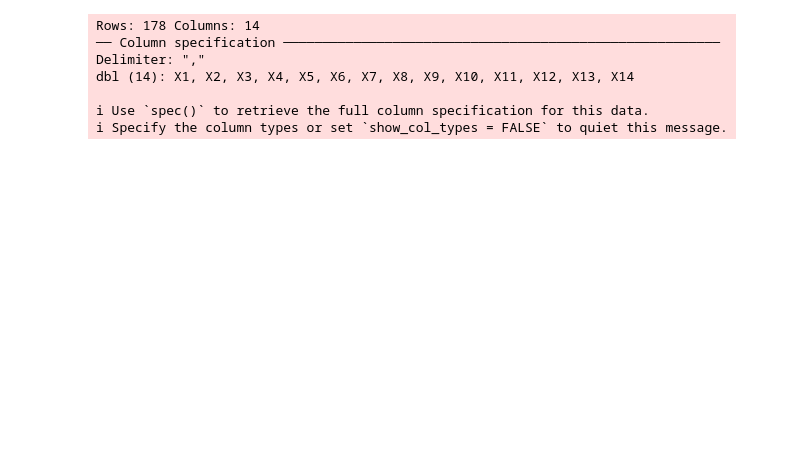
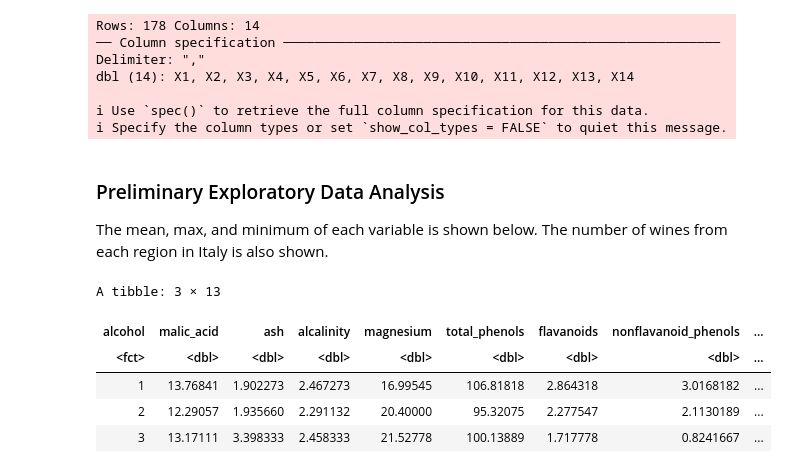
Before and after one commit to JadenMajid/dsci-100-student-grades, a Jupyter notebook: project_proposal.ipynb, the cells around one changed output. Cells and saved outputs as stored; diff of their text form; code cells hidden in the pictures; blank space fills up the shorter version.

```diff
--- a/project_proposal.ipynb
+++ b/project_proposal.ipynb
@@ -200,3 +208,19 @@ dbl (14): X1, X2, X3, X4, X5, X6, X7, X8, X9, X10, X11, X12, X13, X14
 
 ℹ Use `spec()` to retrieve the full column specification for this data.
 ℹ Specify the column types or set `show_col_types = FALSE` to quiet this message.
+# %% [markdown]
+### Preliminary Exploratory Data Analysis
+
+The mean, max, and minimum of each variable is shown below. The number of wines from each region in Italy is also shown.
+# %%
+mean_stats <- wine_training_data |>
+    group_by(alcohol) |>
+    summarize(across(malic_acid:proline, mean))
+mean_stats
+# %% [output]
+A tibble: 3 × 13
+| alcohol | malic_acid | ash | alcalinity | magnesium | total_phenols | flavanoids | nonflavanoid_phenols | ... |
+| <fct> | <dbl> | <dbl> | <dbl> | <dbl> | <dbl> | <dbl> | <dbl> | ... |
+| 1 | 13.76841 | 1.902273 | 2.467273 | 16.99545 | 106.81818 | 2.864318 | 3.0168182 | ... |
+| 2 | 12.29057 | 1.935660 | 2.291132 | 20.40000 | 95.32075 | 2.277547 | 2.1130189 | ... |
+| 3 | 13.17111 | 3.398333 | 2.458333 | 21.52778 | 100.13889 | 1.717778 | 0.8241667 | ... |
```
Also changed, not shown: parts of 11 cells of this notebook.
